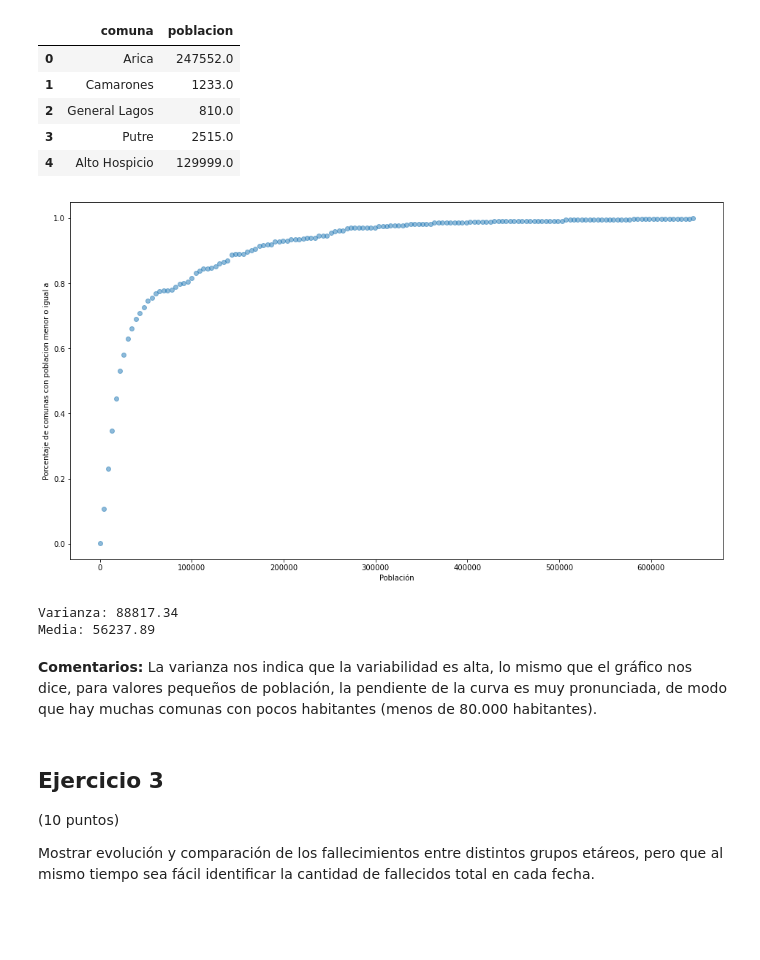
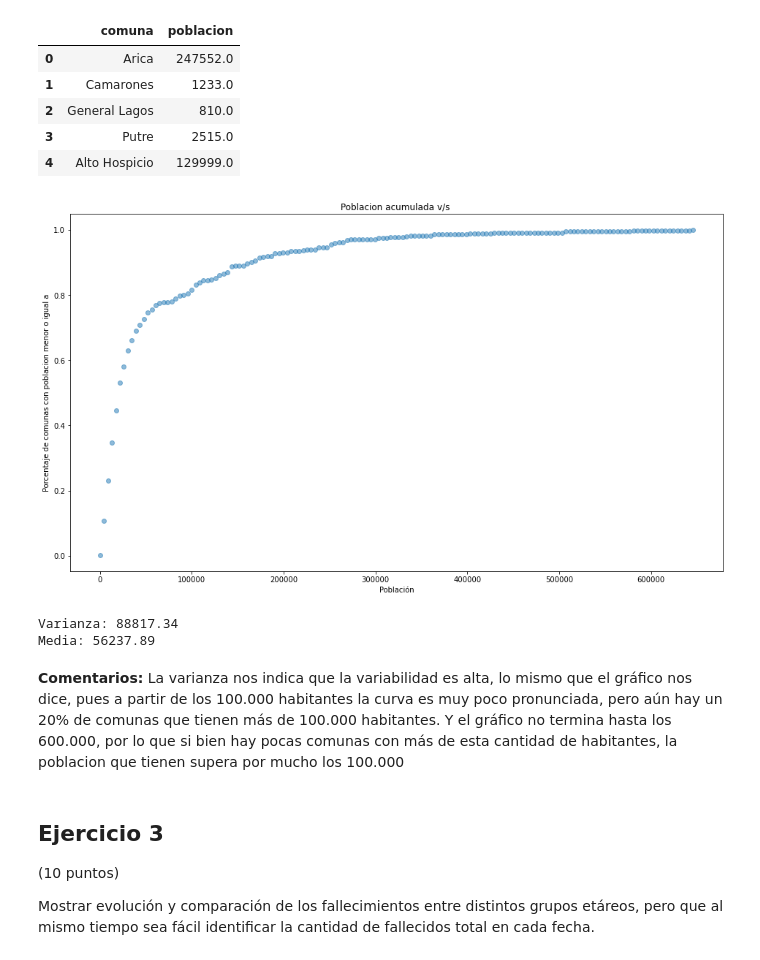
Before and after one commit to Konnits/mat281_portfolio, a Jupyter notebook: homeworks/hwk02.ipynb, the cells around one changed output. Drawn from its saved outputs; the diff is of its cells as text; code cells hidden in the pictures; blank space fills up the shorter version.

```diff
--- a/homeworks/hwk02.ipynb
+++ b/homeworks/hwk02.ipynb
@@ -156,11 +163,12 @@ Y = np.array(Y)
 # %%
 plt.figure(figsize = (16,9))
 plt.scatter(X,Y, alpha = 0.5)
 plt.xlabel("Población")
 plt.ylabel("Porcentaje de comunas con poblacion menor o igual a")
+plt.title("Poblacion acumulada v/s ")
 plt.show()
 # %% [output]
-[figure, old version]
+[figure, new version]
 # %%
 std = round(np.std(com_aux["poblacion"]), 2)
 mean = round(np.mean(com_aux["poblacion"]), 2)
@@ -169,7 +177,7 @@ print(f"Varianza: {std} \nMedia: {mean}")
 Varianza: 88817.34
 Media: 56237.89
 # %% [markdown]
-**Comentarios:** La varianza nos indica que la variabilidad es alta, lo mismo que el gráfico nos dice, para valores pequeños de población, la pendiente de la curva es muy pronunciada, de modo que hay muchas comunas con pocos habitantes (menos de 80.000 habitantes).
+**Comentarios:** La varianza nos indica que la variabilidad es alta, lo mismo que el gráfico nos dice, pues a partir de los 100.000 habitantes la curva es muy poco pronunciada, pero aún hay un 20% de comunas que tienen más de 100.000 habitantes. Y el gráfico no termina hasta los 600.000, por lo que si bien hay pocas comunas con más de esta cantidad de habitantes, la poblacion que tienen supera por mucho los 100.000
 # %% [markdown]
 ## Ejercicio 3
 
```
Also changed, not shown: parts of 17 cells of this notebook.
